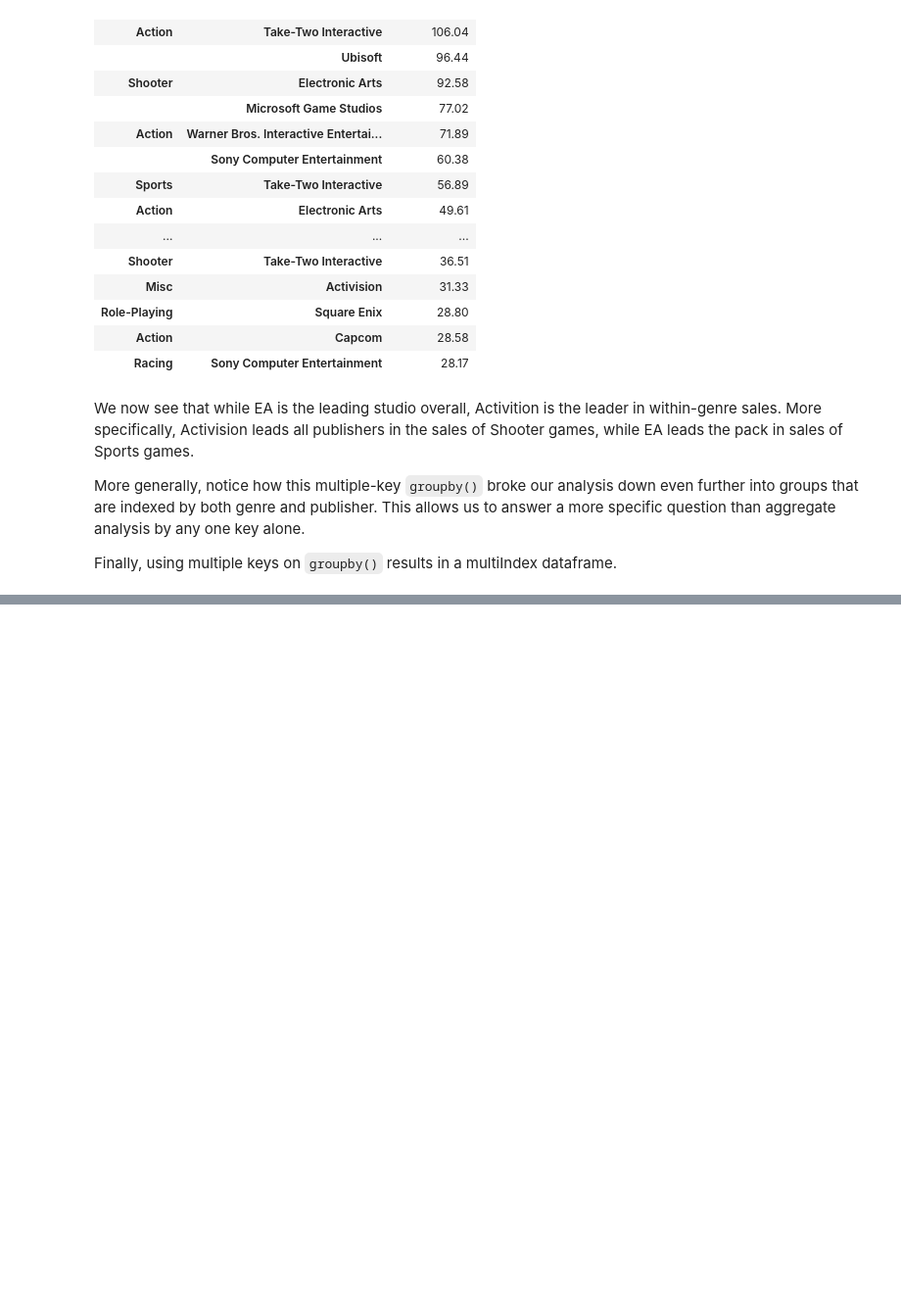
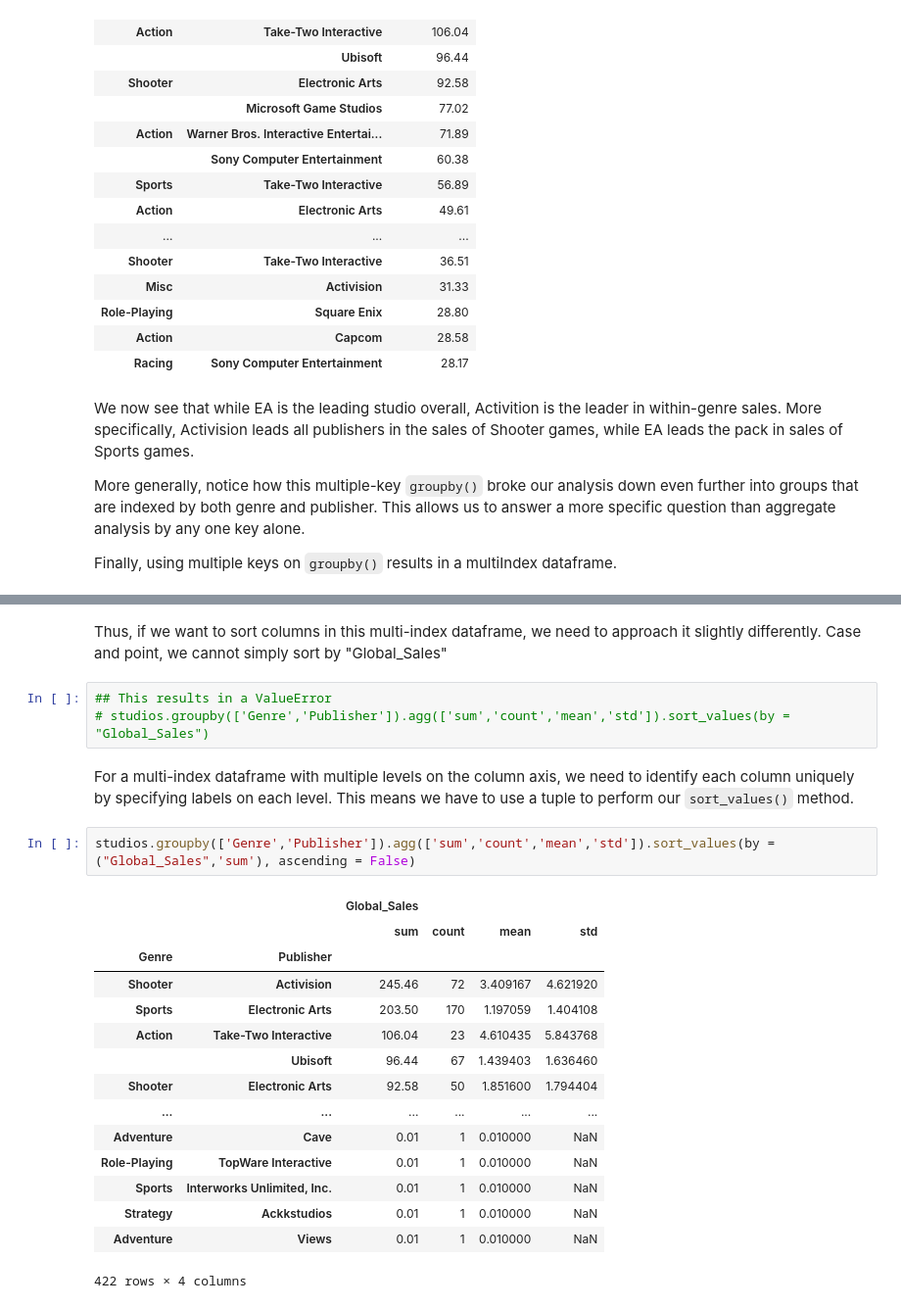
Before and after one commit to jgabunilas/pandas-bootcamp, a Jupyter notebook: Section8_GroupBy_and_Aggregates/Section8_GroupBy_and_Aggregates.ipynb, the cells around one changed output, grey strips where cells are left out. Shown at 98% size. Saved outputs shown, nothing was run; the diff lists cells and outputs as text; blank space fills up the shorter version.

```diff
--- a/Section8_GroupBy_and_Aggregates/Section8_GroupBy_and_Aggregates.ipynb
+++ b/Section8_GroupBy_and_Aggregates/Section8_GroupBy_and_Aggregates.ipynb
@@ -800,0 +899,25 @@ Finally, using multiple keys on `groupby()` results in a multiIndex dataframe.
+# %% [markdown]
+Thus, if we want to sort columns in this multi-index dataframe, we need to approach it slightly differently. Case and point, we cannot simply sort by "Global_Sales"
+# %%
+## This results in a ValueError
+# studios.groupby(['Genre','Publisher']).agg(['sum','count','mean','std']).sort_values(by = "Global_Sales")
+# %% [markdown]
+For a multi-index dataframe with multiple levels on the column axis, we need to identify each column uniquely by specifying labels on each level. This means we have to use a tuple to perform our `sort_values()` method.
+# %%
+studios.groupby(['Genre','Publisher']).agg(['sum','count','mean','std']).sort_values(by = ("Global_Sales",'sum'), ascending = False)
+# %% [output]
+|  |  | Global_Sales |  |  |  |
+|  |  | sum | count | mean | std |
+| Genre | Publisher |  |  |  |  |
+| Shooter | Activision | 245.46 | 72 | 3.409167 | 4.621920 |
+| Sports | Electronic Arts | 203.50 | 170 | 1.197059 | 1.404108 |
+| Action | Take-Two Interactive | 106.04 | 23 | 4.610435 | 5.843768 |
+|  | Ubisoft | 96.44 | 67 | 1.439403 | 1.636460 |
+| Shooter | Electronic Arts | 92.58 | 50 | 1.851600 | 1.794404 |
+| ... | ... | ... | ... | ... | ... |
+| Adventure | Cave | 0.01 | 1 | 0.010000 | NaN |
+| Role-Playing | TopWare Interactive | 0.01 | 1 | 0.010000 | NaN |
+| Sports | Interworks Unlimited, Inc. | 0.01 | 1 | 0.010000 | NaN |
+| Strategy | Ackkstudios | 0.01 | 1 | 0.010000 | NaN |
+| Adventure | Views | 0.01 | 1 | 0.010000 | NaN |
+422 rows × 4 columns
```
Also changed, not shown: parts of 14 cells of this notebook.
